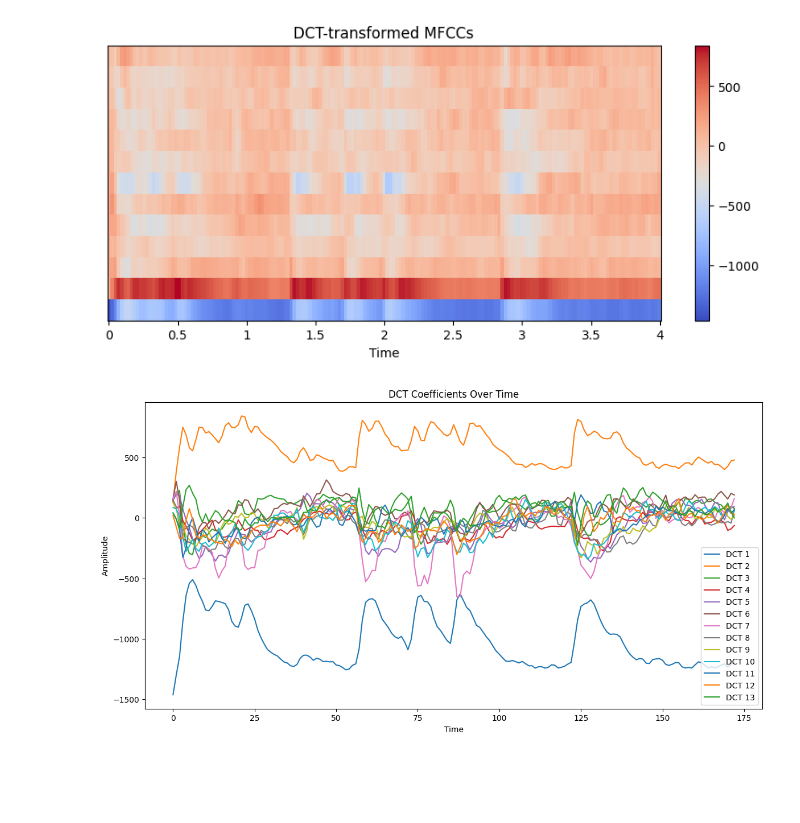
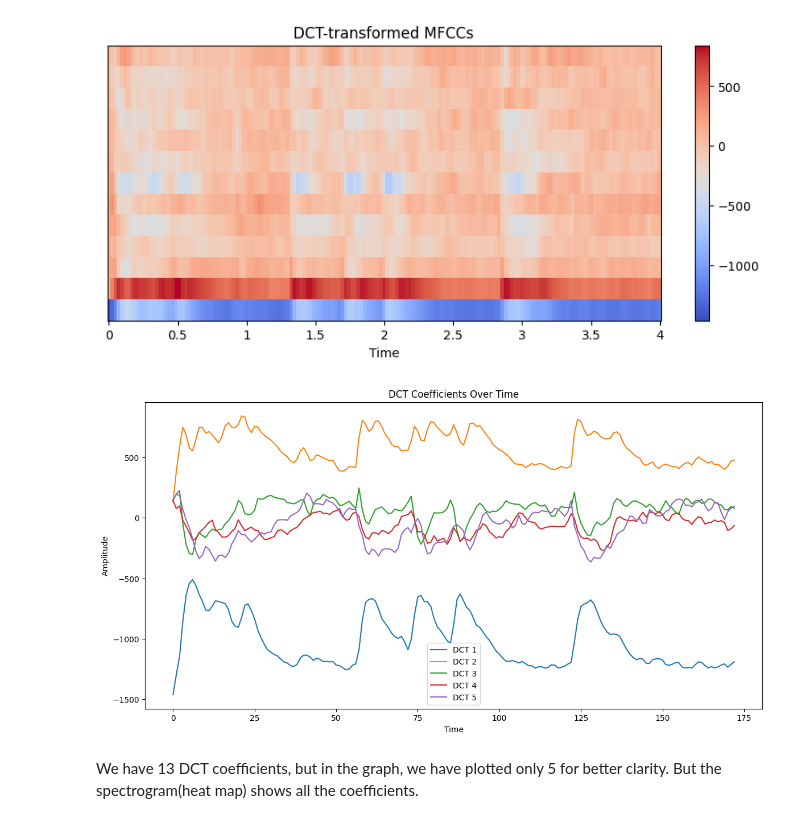
Before and after one commit to KAILASHVenkat/Signals-project, a Jupyter notebook: MFCC.ipynb, the cells around one changed output. Drawn from its saved outputs; the diff is of its cells as text; code cells hidden in the pictures; blank space fills up the shorter version.

```diff
--- a/MFCC.ipynb
+++ b/MFCC.ipynb
@@ -76,12 +124,14 @@ plt.show()
 [figure]
 # %%
 plt.figure(figsize=(14, 7))
-for i in range(13):  # 13 MFCC coefficients
+for i in range(5):  # 13 MFCC coefficients
     plt.plot(mfccs_dct[i], label=f'DCT {i+1}')
 plt.xlabel('Time')
 plt.ylabel('Amplitude')
 plt.title('DCT Coefficients Over Time')
 plt.legend()
 plt.show()
 # %% [output]
-[figure, old version]
+[figure, new version]
+# %% [markdown]
+We have 13 DCT coefficients, but in the graph, we have plotted only 5 for better clarity. But the spectrogram(heat map) shows all the coefficients.
```
Also changed, not shown: parts of 3 cells of this notebook.
